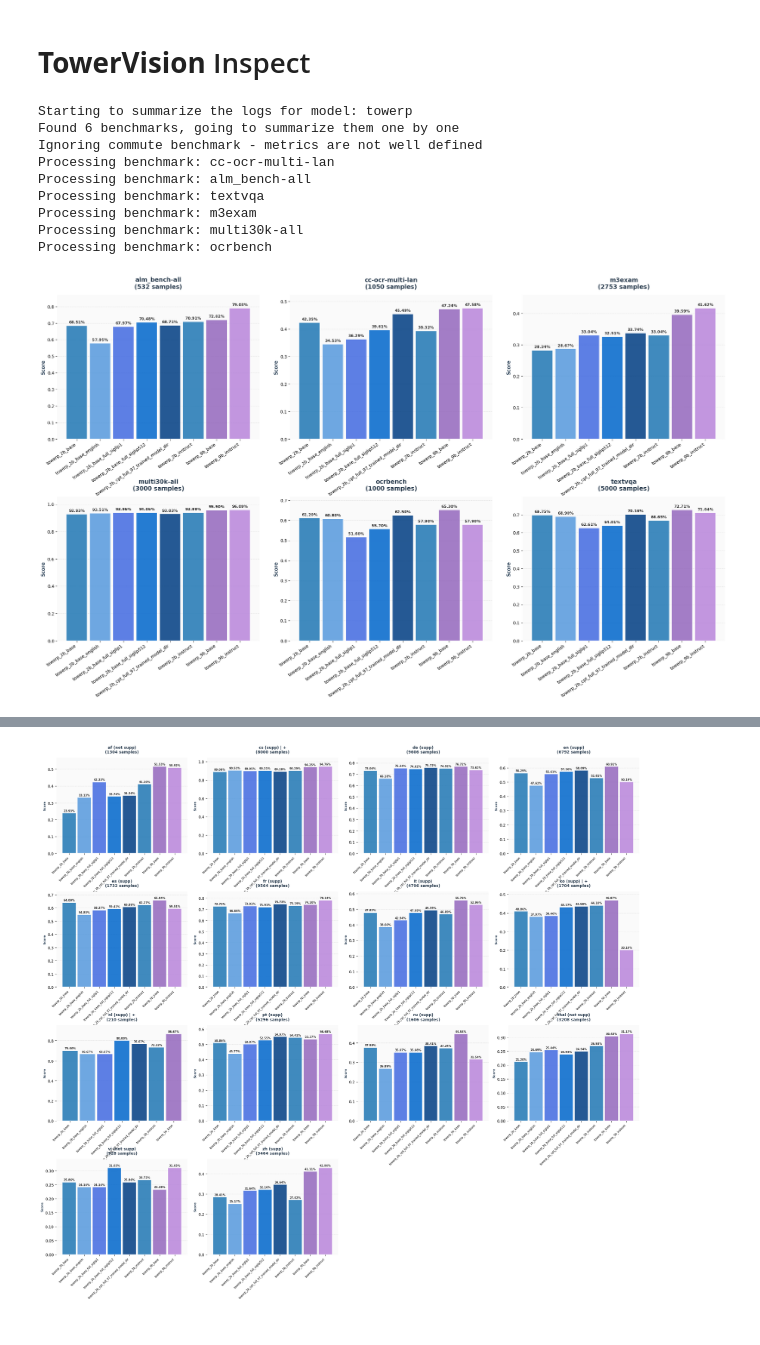
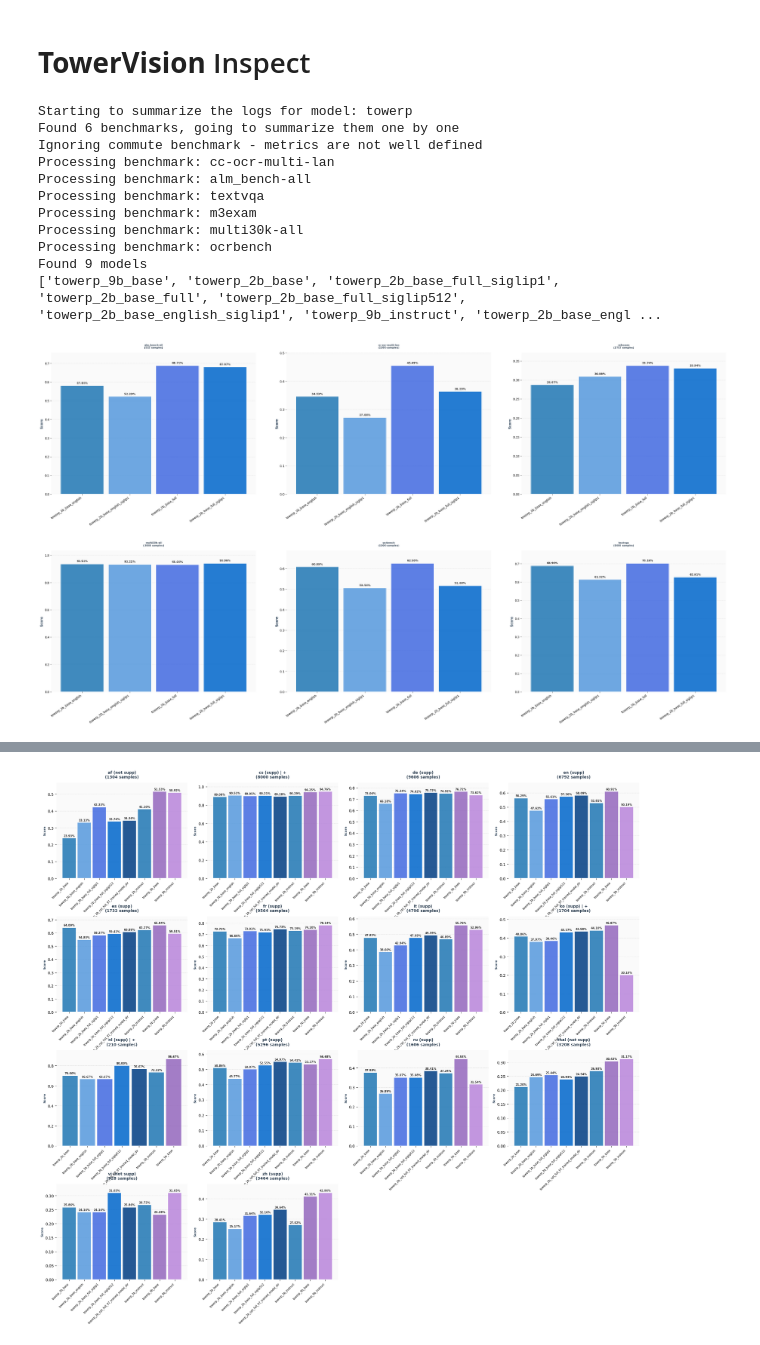
Before and after one commit to GuilhermeViveiros/LLaVA-NeXT, a Jupyter notebook: scripts/inspect.ipynb, the cells around one changed output, grey strips where cells are left out. Cells and saved outputs as stored; diff of their text form; code cells hidden in the pictures.

```diff
--- a/scripts/inspect.ipynb
+++ b/scripts/inspect.ipynb
@@ -32,7 +32,7 @@ BENCHMARKS = {
     "alm_bench-all": parse_alm_benchmark,
     "textvqa": parse_textvqa_benchmark,
     "cc-ocr-multi-lan": parse_ccocr_benchmark,
-    "commute-all-contrastive": parse_commute_benchmark,
+    #"commute-all-contrastive": parse_commute_benchmark,
     "m3exam": parse_m3exam_benchmark,
     "ocrbench": parse_ocr_benchmark,
     "multi30k-all": parse_multi30k_benchmark
@@ -48,7 +48,7 @@ def extract_results(logs_path: str, model_id: str) -> Dict:
     # get the list of benchmarks
     benchmarks = os.listdir(logs_path)
     # ignore commute
-    benchmarks = [benchmark for benchmark in benchmarks if "commute" not in benchmark]
+    benchmarks = [benchmark for benchmark in benchmarks if  benchmark in BENCHMARKS]
     print(f"Found {len(benchmarks)} benchmarks, going to summarize them one by one")
     print("Ignoring commute benchmark - metrics are not well defined")
     for benchmark in benchmarks:
@@ -88,7 +88,11 @@ def extract_results(logs_path: str, model_id: str) -> Dict:
                     samples_per_language[lan] = 0
                 samples_per_language[lan] += nb
 
-
+    # print name models
+    print(f"Found {len(out)} models")
+    # change towerp_2b_cpt_full_97_trained_model_dir to towerp_2b_base_full
+    out = {k.replace("towerp_2b_cpt_full_97_trained_model_dir", "towerp_2b_base_full") if k == "towerp_2b_cpt_full_97_trained_model_dir" else k: v for k, v in out.items()}
+    print([x for x in out.keys()])
     return out, samples_per_bench, samples_per_language
 # %%
 # main
@@ -103,15 +107,21 @@ Processing benchmark: textvqa
 Processing benchmark: m3exam
 Processing benchmark: multi30k-all
 Processing benchmark: ocrbench
+Found 9 models
+['towerp_9b_base', 'towerp_2b_base', 'towerp_2b_base_full_siglip1', 'towerp_2b_base_full', 'towerp_2b_base_full_siglip512', 'towerp_2b_base_english_siglip1', 'towerp_9b_instruct', 'towerp_2b_base_engl ...
 # %%
-def plot_benchmarks_subplots(results: Dict, samples_per_bench: Dict) -> None:
+def plot_benchmarks_subplots(results: Dict, samples_per_bench: Dict, models: Optional[List[str]] = None) -> None:
     sorted_models = sorted(results.keys())
+    # filter sorted_models to only include models in models
+    if models is not None:
+        sorted_models = [model for model in sorted_models if model in models]
     sorted_benchmarks = sorted(results[sorted_models[0]].keys())
     nb_benchmarks = len(sorted_benchmarks)
 
 
     # 3x3 grid layout to accommodate 7 benchmarks
-    fig, axes = plt.subplots(3, 3, figsize=(25, 20))
+    # multiply figsize by the number of models
+    fig, axes = plt.subplots(3, 3, figsize=(9 * len(sorted_models), 7 * len(sorted_models)))
     # Remove spacing between subplots and add some padding
     fig.subplots_adjust(wspace=0.15, hspace=0.4, top=0.99, bottom=0.1, left=0.08, right=0.95)
 
@@ -164,7 +174,7 @@ def plot_benchmarks_subplots(results: Dict, samples_per_bench: Dict) -> None:
         # Add benchmark name with sample count as title for each subplot
         sample_count = samples_per_bench.get(benchmark, 0)
         title_text = f"{benchmark}\n({sample_count} samples)"
-        ax.set_title(title_text, fontsize=14, fontweight='bold', pad=15,
+        ax.set_title(title_text, fontsize=8, fontweight='bold', pad=15,
                     color='#2c3e50')
 
         # Improve x-axis styling
@@ -204,36 +214,36 @@ def plot_benchmarks_subplots(results: Dict, samples_per_bench: Dict) -> None:
         # Add benchmark name with sample count as title for individual plot
         sample_count = samples_per_bench.get(benchmark, 0)
         title_text = f"{benchmark}\n({sample_count} samples)"
-        ax_b.set_title(title_text, fontsize=16, fontweight='bold', pad=20, color='#2c3e50')
+        ax_b.set_title(title_text, fontsize=8, fontweight='bold', pad=20, color='#2c3e50')
         ax_b.set_xticks(x)
         ax_b.set_xticklabels(sorted_models, rotation=35, ha='right', fontsize=12)
         ax_b.set_ylabel("Score", fontsize=13, fontweight='bold', color='#34495e')
         ax_b.grid(True, axis='y', alpha=0.3, linestyle='--', linewidth=0.8)
         ax_b.set_axisbelow(True)
 
         if values:
             ax_b.set_ylim(0, max(values) * 1.1)
 
         for spine in ax_b.spines.values():
             spine.set_visible(False)
         ax_b.set_facecolor('#fafafa')
 
         fig_b.tight_layout()
         #fig_b.savefig(f"summary_towervision_{benchmark}.png", dpi=300, bbox_inches='tight')
         plt.close(fig_b)
 
     # Hide any unused subplots
     for i in range(nb_benchmarks, 9):
         axes_flat[i].set_visible(False)
         axes_flat[i].set_facecolor('white')
 
     # show image
     plt.show()
 
 
-plot_benchmarks_subplots(acc_summary, samples_per_bench)
+plot_benchmarks_subplots(acc_summary, samples_per_bench, models=["towerp_2b_base_english_siglip1", "towerp_2b_base_english", "towerp_2b_base_full_siglip1", "towerp_2b_base_full"])
 # %% [output]
-[figure, old version]
+[figure, new version]
 # %%
 from utils import (
     TOWER_VISION_LANGUAGES_TO_ADD,
```
Also changed, not shown: parts of 3 cells of this notebook.
